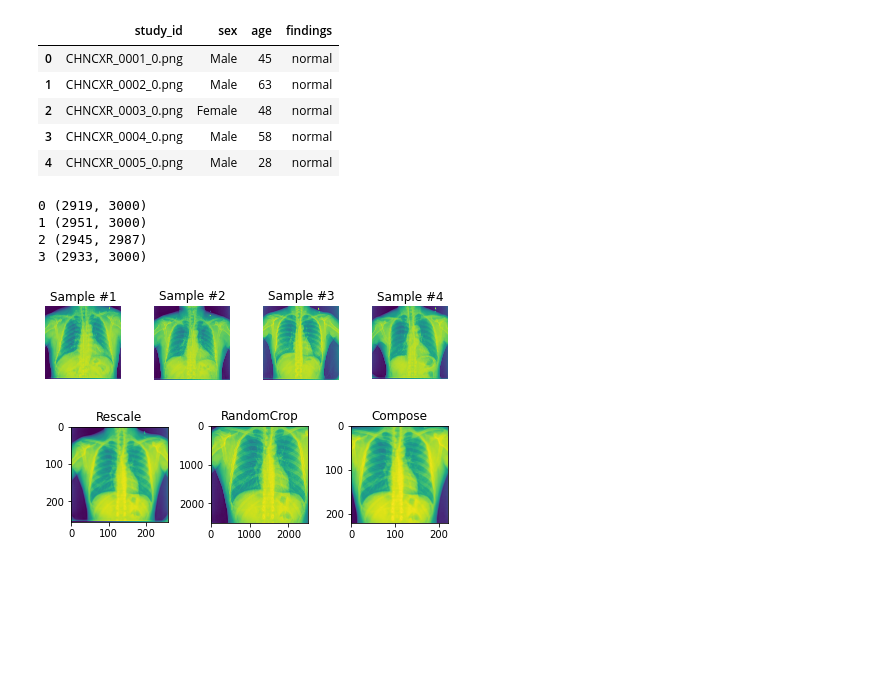
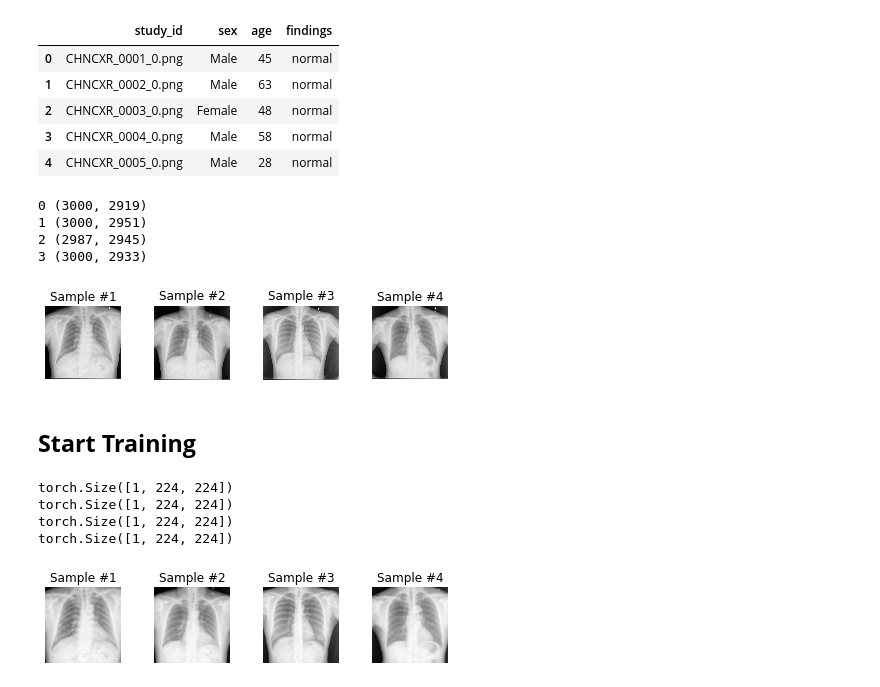
Before and after one commit to jKulrativid/shenzhen_tubo_data, a Jupyter notebook: train.ipynb, the cells around one changed output. Saved outputs shown, nothing was run; the diff lists cells and outputs as text; code cells hidden in the pictures; blank space fills up the shorter version.

```diff
--- a/train.ipynb
+++ b/train.ipynb
@@ -76,17 +81,17 @@ n_show = 4
 for i in range(n_show):
     sample = tube_dataset[i]
 
-    print(i, sample['image'].shape)
+    print(i, sample['image'].size)
     ax = plt.subplot(1, 4, i+1)
     plt.tight_layout()
     ax.set_title('Sample #{}'.format(i+1))
     ax.axis('off')
-    plt.imshow(sample['image'])
+    plt.imshow(sample['image'], cmap='gray')
 
 plt.show()
 # %% [output]
-0 (2919, 3000)
-1 (2951, 3000)
-2 (2945, 2987)
-3 (2933, 3000)
+0 (3000, 2919)
+1 (3000, 2951)
+2 (2987, 2945)
+3 (3000, 2933)
-[figure, old version]
+[figure, new version]
@@ -155,0 +98,9 @@ composed = transforms.Compose([Rescale(256), RandomCrop(220)])
+# %% [markdown]
+## **Start Training**
+# %%
+batch_size = 4
+num_epochs = 10
+random_seed = 41
+shuffle_dataset = True
+validation_size = .2
+num_workers = 4
@@ -156,15 +123,37 @@ composed = transforms.Compose([Rescale(256), RandomCrop(220)])
+# %%
+tube_dataset = TubeDataset(csv_file=df, root_dir=root_dir, transform=None)
+# %%
+dataset_size = len(tube_dataset)
+indices = list(range(dataset_size))
+n_valid = int(np.floor(validation_size * dataset_size))
+n_train = dataset_size - n_valid
+
+if shuffle_dataset:
+    np.random.seed(random_seed)
+    np.random.shuffle(indices)
+
+train_datasets, val_datasets = random_split(tube_dataset, [n_train, n_valid])
+train_datasets.dataset.transform = data_transforms['train']
+val_datasets.dataset.transform = data_transforms['val']
 # %%
+tube_dataset = TubeDataset(csv_file=df, root_dir=root_dir)
 fig = plt.figure()
-sample = tube_dataset[23]
 
-for i, tsfrm in enumerate([scale, crop, composed]):
-    transformed_sample = tsfrm(sample)
+n_show = 4
+for i in range(n_show):
+    sample = train_datasets.dataset[i]
 
-    ax = plt.subplot(1, 3, i+1)
+    ax = plt.subplot(1, 4, i+1)
     plt.tight_layout()
-    ax.set_title(type(tsfrm).__name__)
-    plt.imshow(transformed_sample['image'])
+    ax.set_title('Sample #{}'.format(i+1))
+    ax.axis('off')
+    print(sample['image'].shape)
+    plt.imshow(sample['image'][0, :, :], cmap='gray')
 
 plt.show()
 # %% [output]
+torch.Size([1, 224, 224])
+torch.Size([1, 224, 224])
+torch.Size([1, 224, 224])
+torch.Size([1, 224, 224])
-[figure, old version]
+[figure, new version]
```
Also changed, not shown: parts of 12 cells of this notebook.
